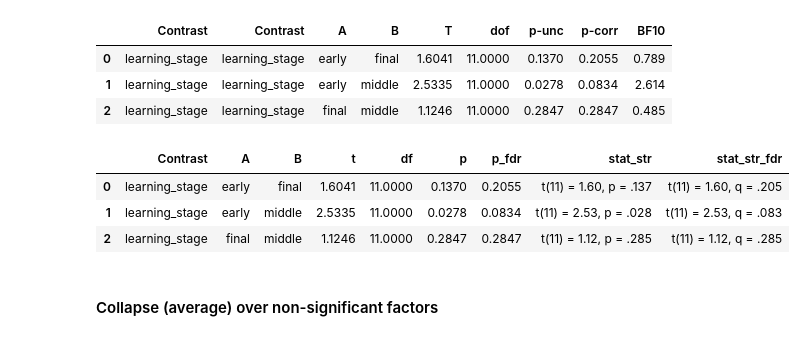
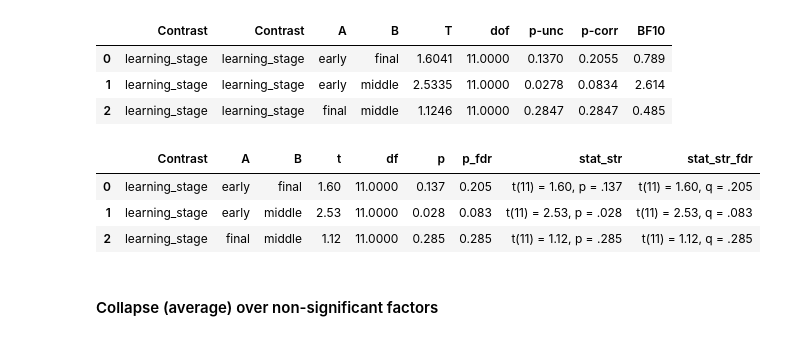
Before and after one commit to SoundBrainLab/fMRI_auditory-category-learning, a Jupyter notebook: 06_univariate/group_level_all_ROI.ipynb, the cells around one changed output. Cells and saved outputs as stored; diff of their text form; code cells hidden in the pictures.

Commit message:
Reran all to generate output tables

```diff
--- a/06_univariate/group_level_all_ROI.ipynb
+++ b/06_univariate/group_level_all_ROI.ipynb
@@ -1257,12 +1272,12 @@ Post-hoc Pairwise Comparisons:
 | 1 | learning_stage | learning_stage | early | middle | 2.5335 | 11.0000 | 0.0278 | 0.0834 | 2.614 |
 | 2 | learning_stage | learning_stage | final | middle | 1.1246 | 11.0000 | 0.2847 | 0.2847 | 0.485 |
 # %%
-export_posthoc(pairwise_by_region_only, f'{contrast_label}_{network_name}_learning_stage', stats_out_dir)
+export_posthoc(pairwise_by_region_only, f'{contrast_label}_{network_name}_learning-stage', stats_out_dir)
 # %% [output]
 |  | Contrast | A | B | t | df | p | p_fdr | stat_str | stat_str_fdr |
-| 0 | learning_stage | early | final | 1.6041 | 11.0000 | 0.1370 | 0.2055 | t(11) = 1.60, p = .137 | t(11) = 1.60, q = .205 |
-| 1 | learning_stage | early | middle | 2.5335 | 11.0000 | 0.0278 | 0.0834 | t(11) = 2.53, p = .028 | t(11) = 2.53, q = .083 |
-| 2 | learning_stage | final | middle | 1.1246 | 11.0000 | 0.2847 | 0.2847 | t(11) = 1.12, p = .285 | t(11) = 1.12, q = .285 |
+| 0 | learning_stage | early | final | 1.60 | 11.0000 | 0.137 | 0.205 | t(11) = 1.60, p = .137 | t(11) = 1.60, q = .205 |
+| 1 | learning_stage | early | middle | 2.53 | 11.0000 | 0.028 | 0.083 | t(11) = 2.53, p = .028 | t(11) = 2.53, q = .083 |
+| 2 | learning_stage | final | middle | 1.12 | 11.0000 | 0.285 | 0.285 | t(11) = 1.12, p = .285 | t(11) = 1.12, q = .285 |
 # %% [markdown]
 #### Collapse (average) over non-significant factors
 # %%
```
Also changed, not shown: parts of 78 cells of this notebook.
